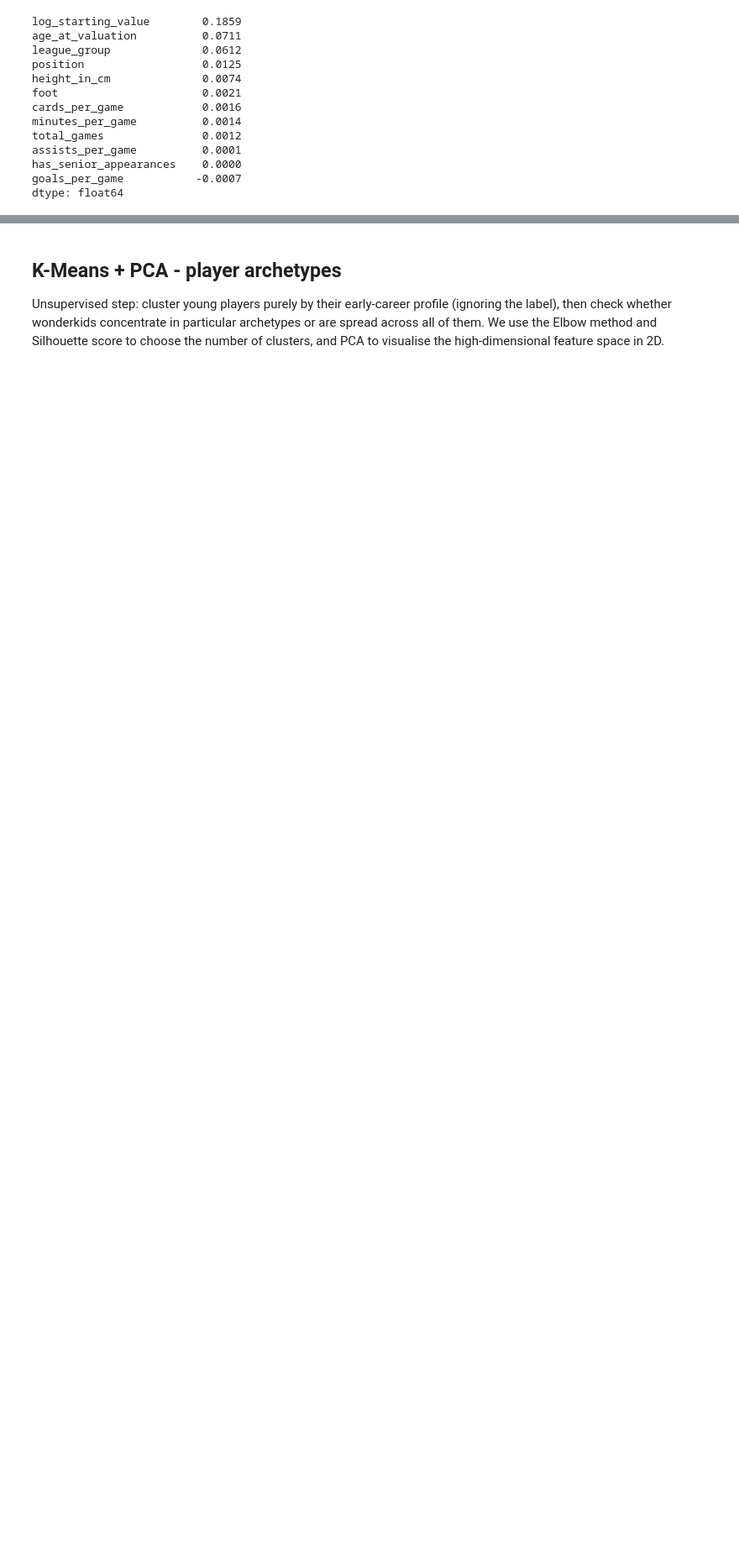
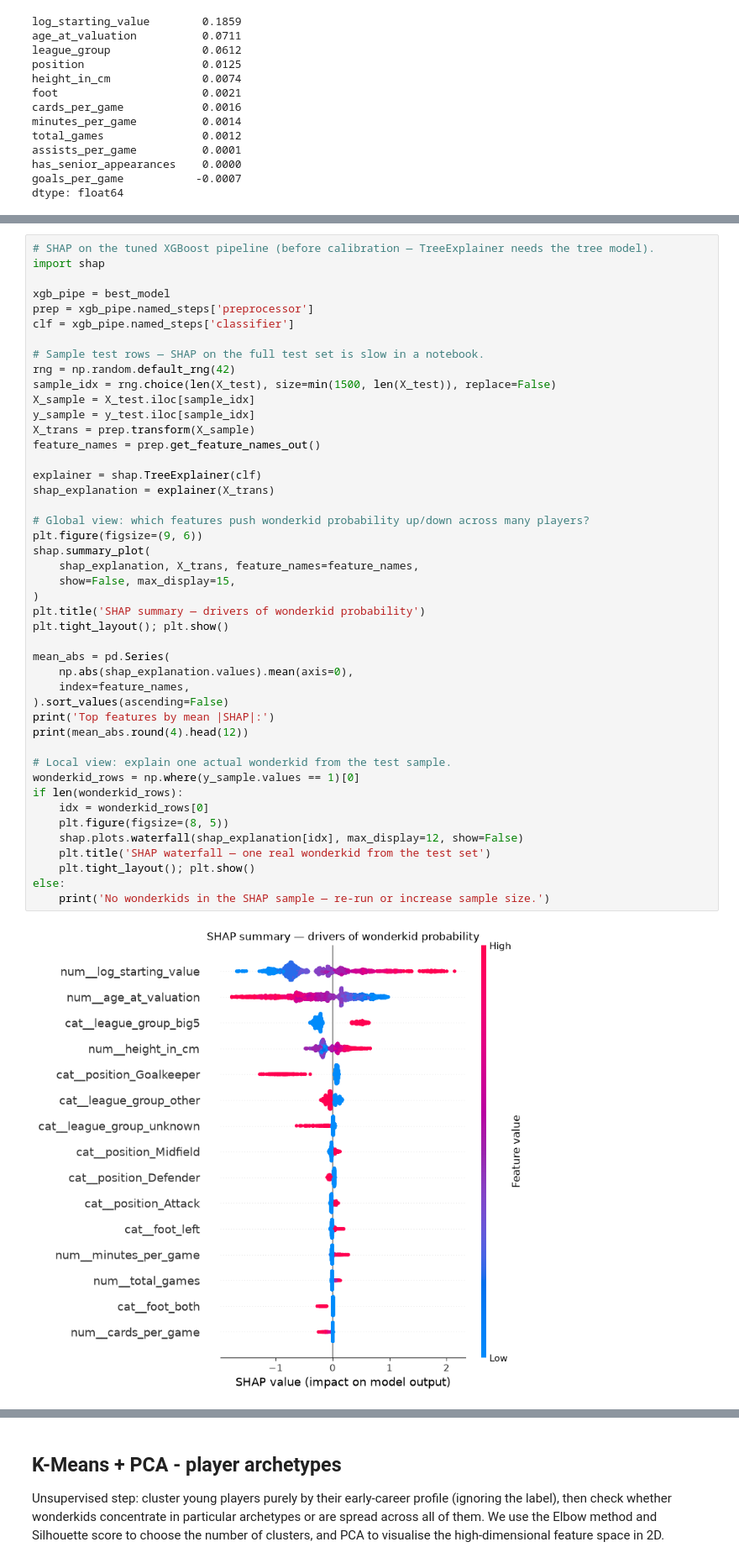
Before and after one commit to irtaza-shahzad/WonderKidClassifier, a Jupyter notebook: Wonderkid_Classifier.ipynb, the cells around one changed output, grey strips where cells are left out. Shown at 84% size. Drawn from its saved outputs; the diff is of its cells as text; blank space fills up the shorter version.

```diff
--- a/Wonderkid_Classifier.ipynb
+++ b/Wonderkid_Classifier.ipynb
@@ -1176,0 +1189,47 @@ dtype: float64
+# %%
+# SHAP on the tuned XGBoost pipeline (before calibration — TreeExplainer needs the tree model).
+import shap
+
+xgb_pipe = best_model
+prep = xgb_pipe.named_steps['preprocessor']
+clf = xgb_pipe.named_steps['classifier']
+
+# Sample test rows — SHAP on the full test set is slow in a notebook.
+rng = np.random.default_rng(42)
+sample_idx = rng.choice(len(X_test), size=min(1500, len(X_test)), replace=False)
+X_sample = X_test.iloc[sample_idx]
+y_sample = y_test.iloc[sample_idx]
+X_trans = prep.transform(X_sample)
+feature_names = prep.get_feature_names_out()
+
+explainer = shap.TreeExplainer(clf)
+shap_explanation = explainer(X_trans)
+
+# Global view: which features push wonderkid probability up/down across many players?
+plt.figure(figsize=(9, 6))
+shap.summary_plot(
+    shap_explanation, X_trans, feature_names=feature_names,
+    show=False, max_display=15,
+)
+plt.title('SHAP summary — drivers of wonderkid probability')
+plt.tight_layout(); plt.show()
+
+mean_abs = pd.Series(
+    np.abs(shap_explanation.values).mean(axis=0),
+    index=feature_names,
+).sort_values(ascending=False)
+print('Top features by mean |SHAP|:')
+print(mean_abs.round(4).head(12))
+
+# Local view: explain one actual wonderkid from the test sample.
+wonderkid_rows = np.where(y_sample.values == 1)[0]
+if len(wonderkid_rows):
+    idx = wonderkid_rows[0]
+    plt.figure(figsize=(8, 5))
+    shap.plots.waterfall(shap_explanation[idx], max_display=12, show=False)
+    plt.title('SHAP waterfall — one real wonderkid from the test set')
+    plt.tight_layout(); plt.show()
+else:
+    print('No wonderkids in the SHAP sample — re-run or increase sample size.')
+# %% [output]
+[figure, added]
```
Also changed, not shown: parts of 14 cells of this notebook, 4 other files.
